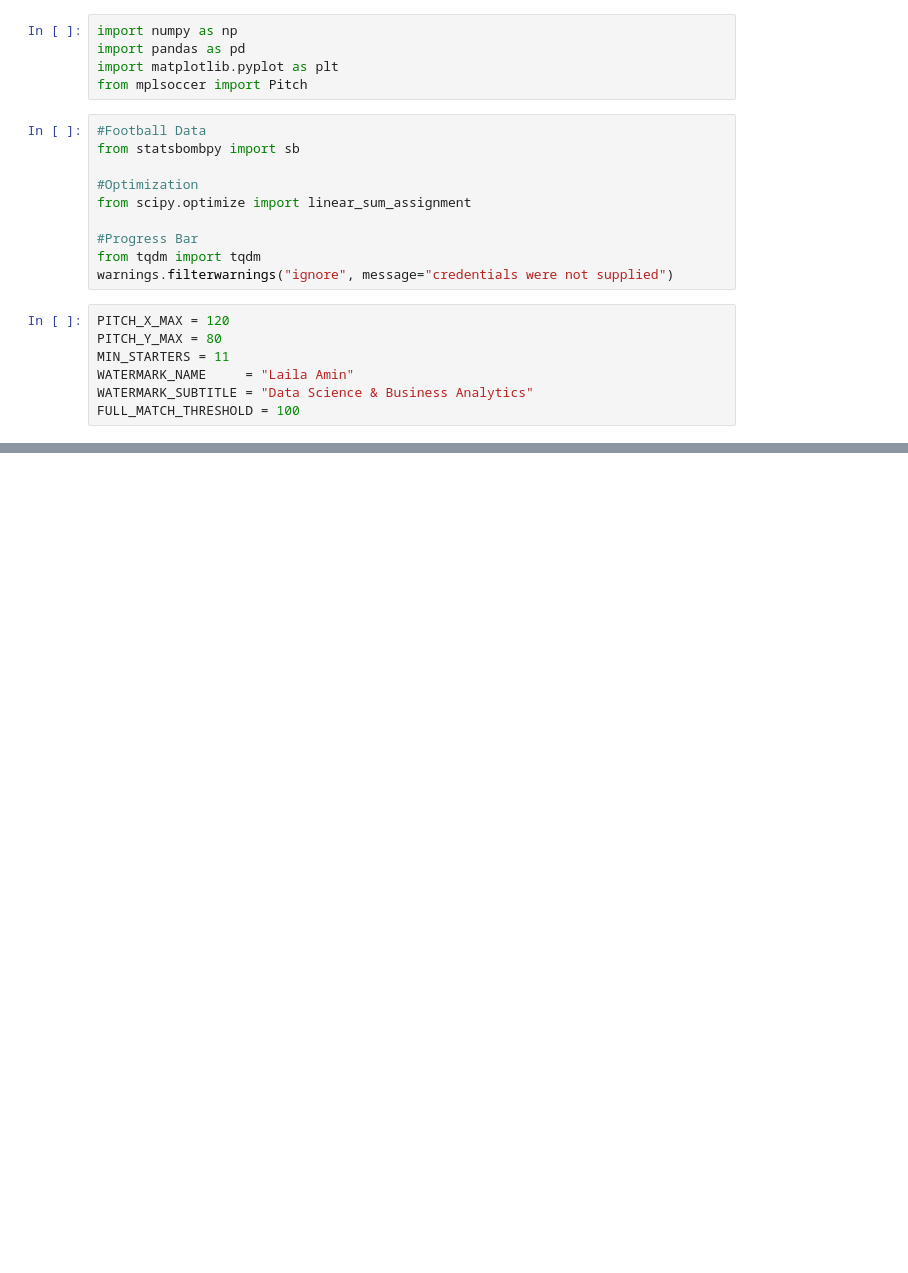
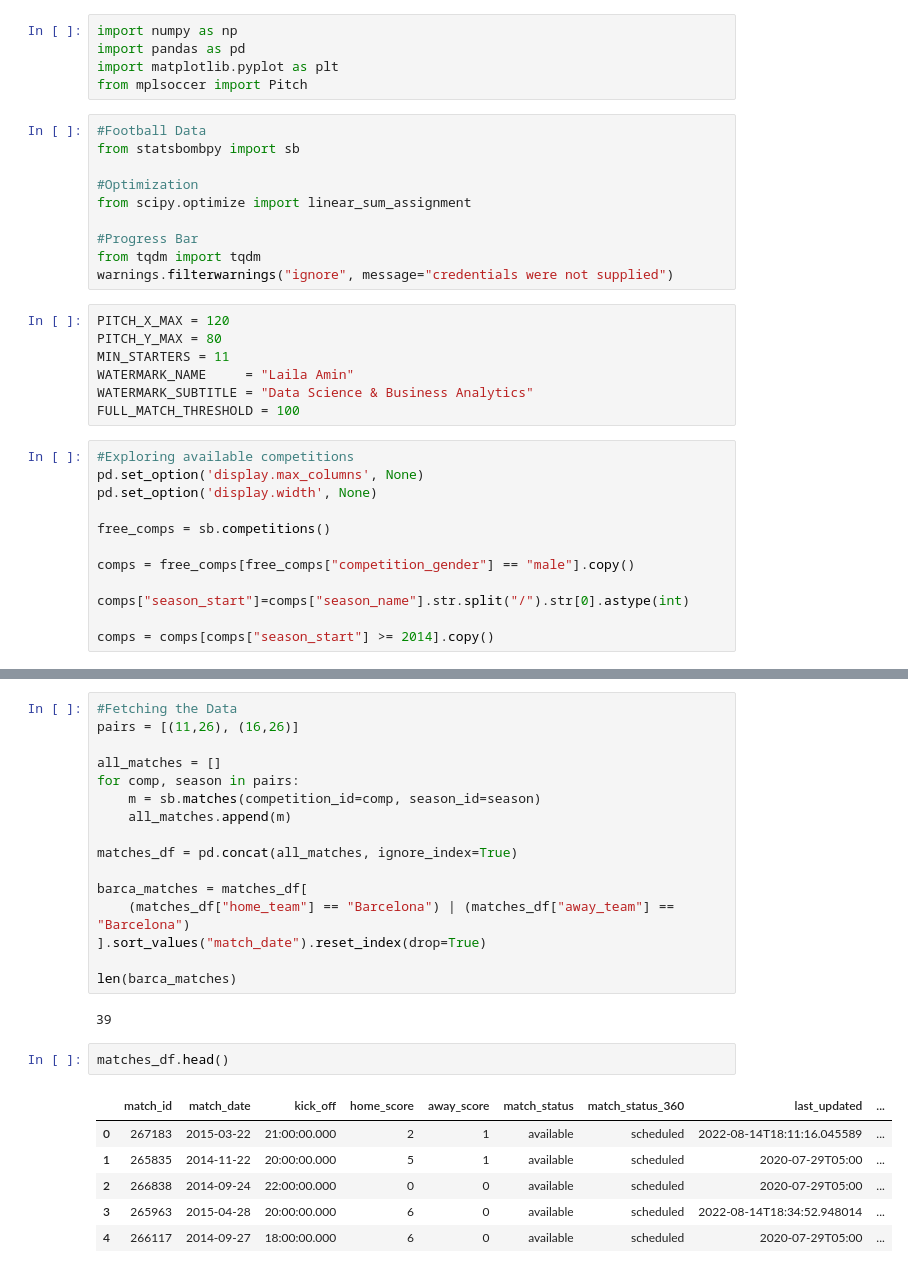
Before and after one commit to lailaamin70/Passing-Networks, a Jupyter notebook: Passing Networks.ipynb, the cells around one changed output, grey strips where cells are left out. Drawn from its saved outputs; the diff is of its cells as text; blank space fills up the shorter version.

Commit message:
extracting data and building

```diff
--- a/Passing Networks.ipynb
+++ b/Passing Networks.ipynb
@@ -28,3 +28,15 @@ MIN_STARTERS = 11
 WATERMARK_NAME     = "Laila Amin"
 WATERMARK_SUBTITLE = "Data Science & Business Analytics"
 FULL_MATCH_THRESHOLD = 100
+# %%
+#Exploring available competitions
+pd.set_option('display.max_columns', None)
+pd.set_option('display.width', None)
+
+free_comps = sb.competitions()
+
+comps = free_comps[free_comps["competition_gender"] == "male"].copy()
+
+comps["season_start"]=comps["season_name"].str.split("/").str[0].astype(int)
+
+comps = comps[comps["season_start"] >= 2014].copy()
@@ -30,0 +105,27 @@ FULL_MATCH_THRESHOLD = 100
+# %%
+#Fetching the Data
+pairs = [(11,26), (16,26)]
+
+all_matches = []
+for comp, season in pairs:
+    m = sb.matches(competition_id=comp, season_id=season)
+    all_matches.append(m)
+
+matches_df = pd.concat(all_matches, ignore_index=True)
+
+barca_matches = matches_df[
+    (matches_df["home_team"] == "Barcelona") | (matches_df["away_team"] == "Barcelona")
+].sort_values("match_date").reset_index(drop=True)
+
+len(barca_matches)
+# %% [output]
+39
+# %%
+matches_df.head()
+# %% [output]
+|  | match_id | match_date | kick_off | home_score | away_score | match_status | match_status_360 | last_updated | ... |
+| 0 | 267183 | 2015-03-22 | 21:00:00.000 | 2 | 1 | available | scheduled | 2022-08-14T18:11:16.045589 | ... |
+| 1 | 265835 | 2014-11-22 | 20:00:00.000 | 5 | 1 | available | scheduled | 2020-07-29T05:00 | ... |
+| 2 | 266838 | 2014-09-24 | 22:00:00.000 | 0 | 0 | available | scheduled | 2020-07-29T05:00 | ... |
+| 3 | 265963 | 2015-04-28 | 20:00:00.000 | 6 | 0 | available | scheduled | 2022-08-14T18:34:52.948014 | ... |
+| 4 | 266117 | 2014-09-27 | 18:00:00.000 | 6 | 0 | available | scheduled | 2020-07-29T05:00 | ... |
```
Also changed, not shown: parts of 11 cells of this notebook.
